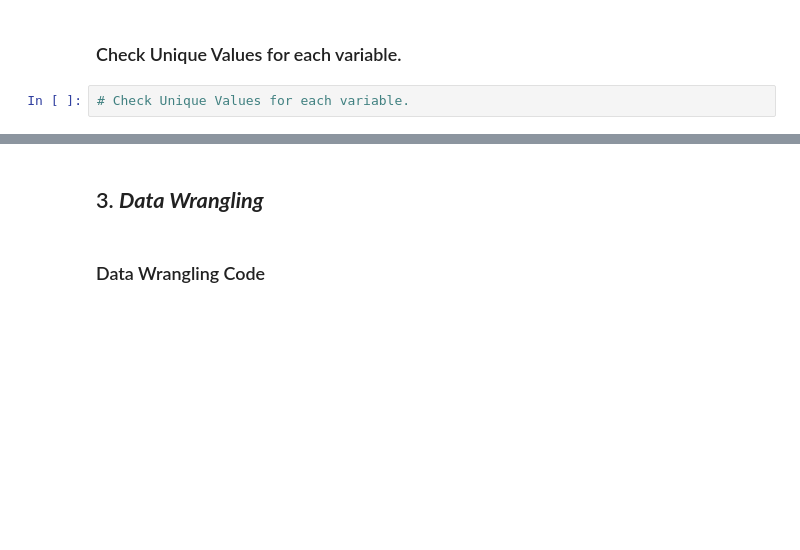
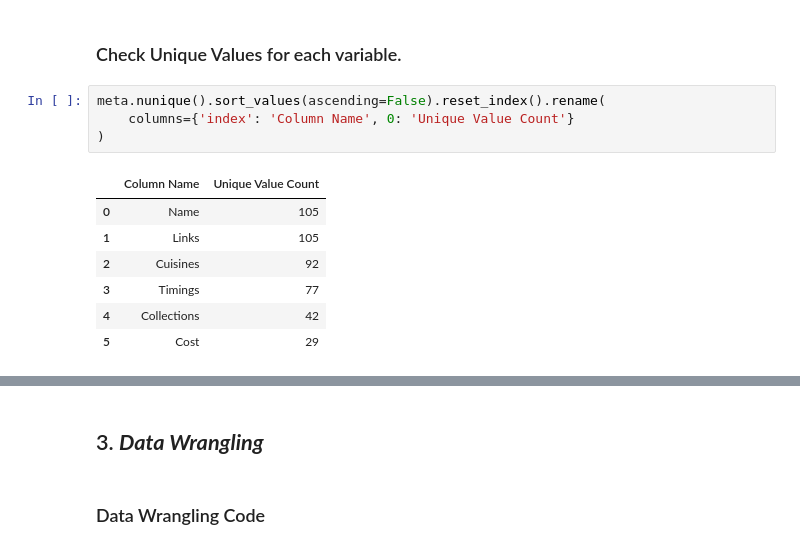
Before and after one commit to adamaneeqaqwathka-arch/Zomato-Data-Analysis, a Jupyter notebook: notebooks/Sample_ML_Submission_Template.ipynb, the cells around one changed output, grey strips where cells are left out. Saved outputs shown, nothing was run; the diff lists cells and outputs as text; blank space fills up the shorter version.

```diff
--- a/notebooks/Sample_ML_Submission_Template.ipynb
+++ b/notebooks/Sample_ML_Submission_Template.ipynb
@@ -264,4 +364,14 @@ Answer Here
 # %% [markdown]
 ### Check Unique Values for each variable.
-# %%
-# Check Unique Values for each variable.
+# %%
+meta.nunique().sort_values(ascending=False).reset_index().rename(
+    columns={'index': 'Column Name', 0: 'Unique Value Count'}
+)
+# %% [output]
+|  | Column Name | Unique Value Count |
+| 0 | Name | 105 |
+| 1 | Links | 105 |
+| 2 | Cuisines | 92 |
+| 3 | Timings | 77 |
+| 4 | Collections | 42 |
+| 5 | Cost | 29 |
```
Also changed, not shown: parts of 17 cells of this notebook.
